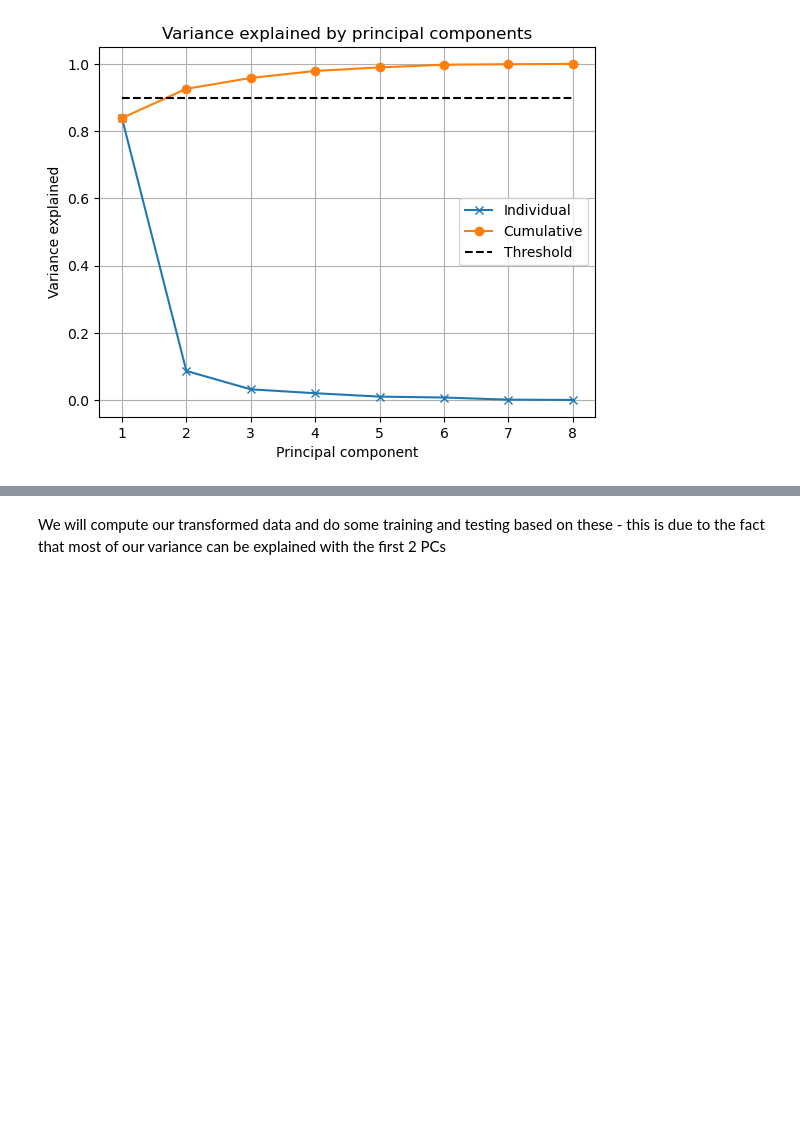
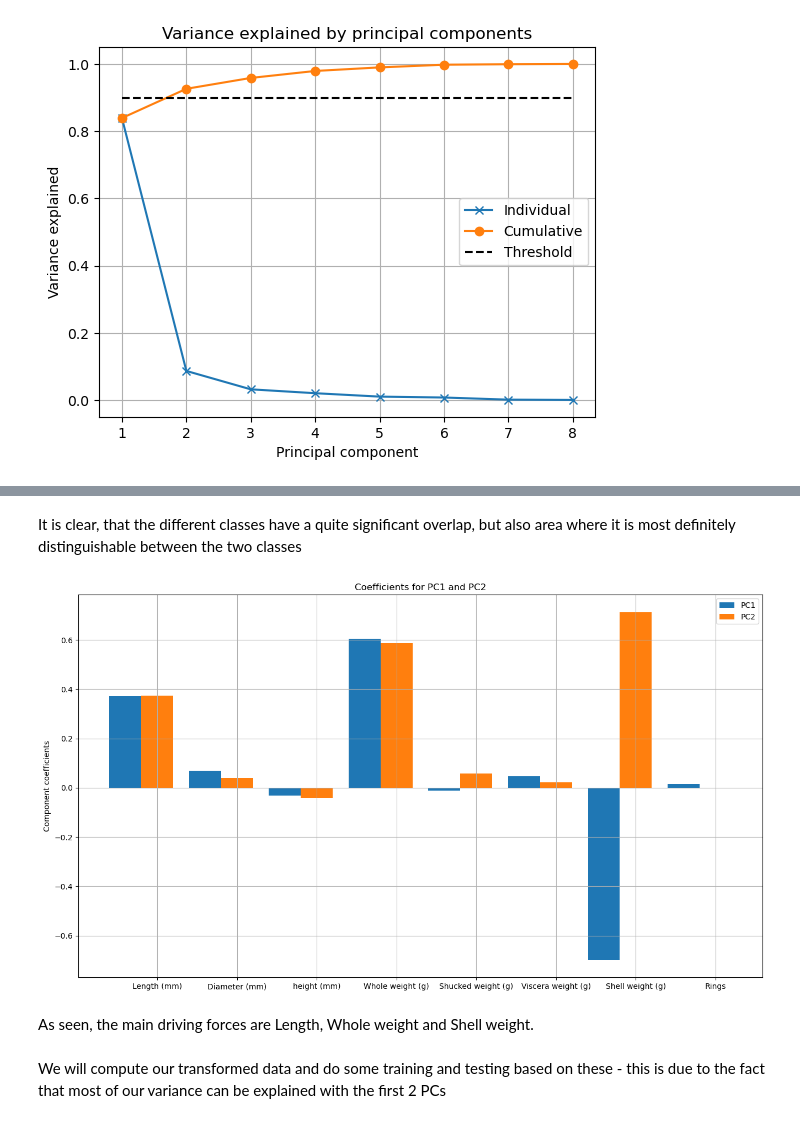
Before and after one commit to NusretSalli/ML-abalone, a Jupyter notebook: Abalone_ML.ipynb, the cells around one changed output, grey strips where cells are left out. Saved outputs shown, nothing was run; the diff lists cells and outputs as text; code cells hidden in the pictures; blank space fills up the shorter version.

```diff
--- a/Abalone_ML.ipynb
+++ b/Abalone_ML.ipynb
@@ -145,3 +181,26 @@ plt.show()
+# %% [markdown]
+It is clear, that the different classes have a quite significant overlap, but also area where it is most definitely distinguishable between the two classes
+# %%
+pcs = [0,1] # first and second PC
+
+legendStrs = ['PC'+str(e+1) for e in pcs] # appropriate legend for them
+
+bw = 0.4
+r = np.arange(1, M+1) # list of our attributes
+
+plt.figure(figsize=(16,9))
+for i in pcs:
+    plt.bar(r+i*bw, V[:,i], width=bw)
+plt.xticks(r+bw, attribute_name[1:])
+plt.ylabel('Component coefficients')
+plt.legend(legendStrs)
+plt.grid()
+plt.title('Coefficients for PC1 and PC2')
+plt.show()
+# %% [output]
+[figure, added]
+# %% [markdown]
+As seen, the main driving forces are Length, Whole weight and Shell weight.
 # %% [markdown]
 We will compute our transformed data and do some training and testing based on these - this is due to the fact that most of our variance can be explained with the first 2 PCs
 # %%
```
Also changed, not shown: parts of 9 cells of this notebook.
